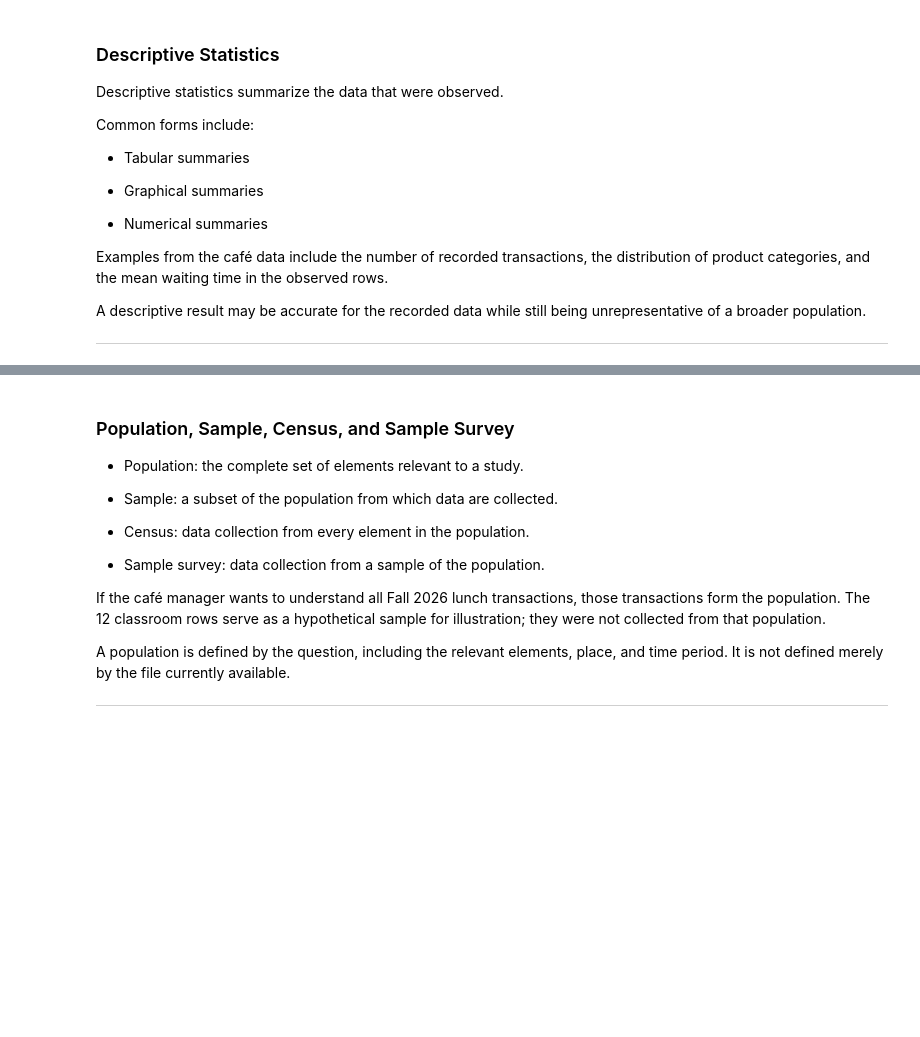
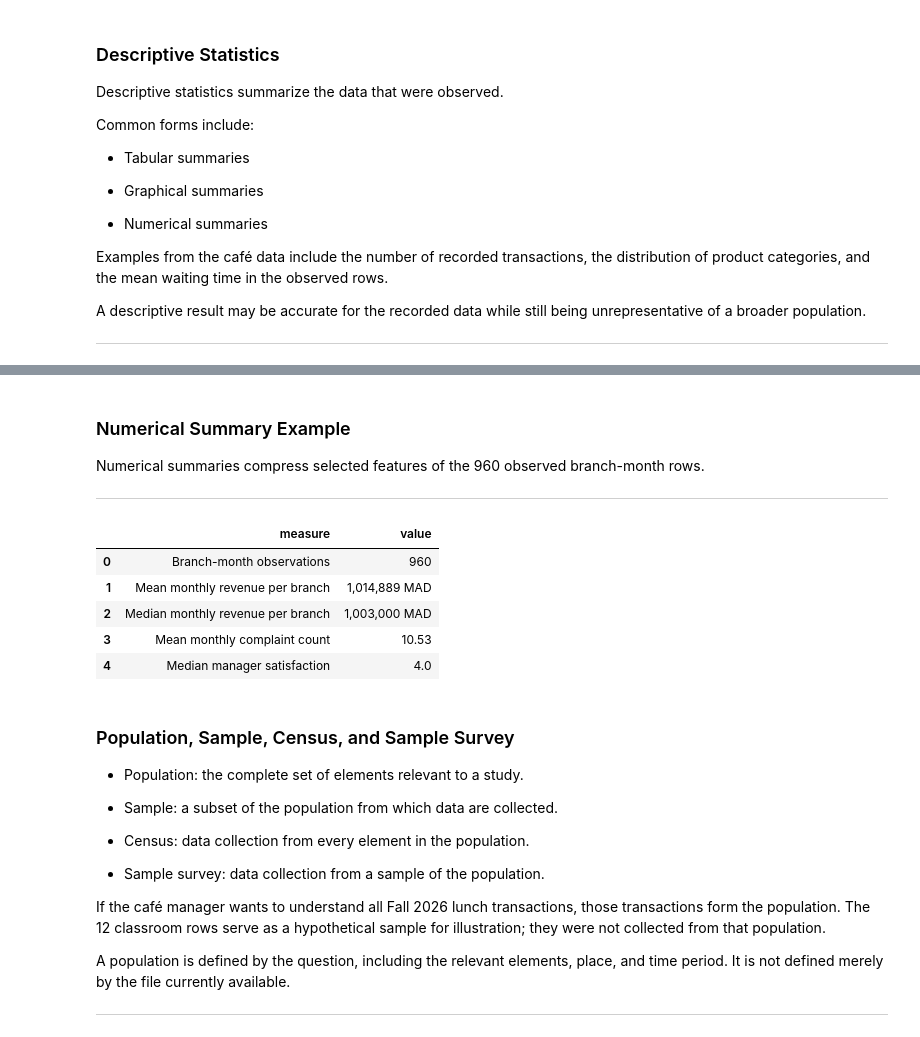
Before and after one commit to DROMCA/Business-Statistics, a Jupyter notebook: GBU 2301/lectures/week_01/w01_course_intro_and_data.ipynb, the cells around one changed output, grey strips where cells are left out. Saved outputs shown, nothing was run; the diff lists cells and outputs as text; code cells hidden in the pictures; blank space fills up the shorter version.

```diff
--- a/GBU 2301/lectures/week_01/w01_course_intro_and_data.ipynb
+++ b/GBU 2301/lectures/week_01/w01_course_intro_and_data.ipynb
@@ -497,3 +558,35 @@ A descriptive result may be accurate for the recorded data while still being unr
+# %% [markdown]
+### Numerical Summary Example
+
+Numerical summaries compress selected features of the 960 observed branch-month rows.
+
+---
+# %%
+numerical_summary = pd.DataFrame({
+    "measure": [
+        "Branch-month observations",
+        "Mean monthly revenue per branch",
+        "Median monthly revenue per branch",
+        "Mean monthly complaint count",
+        "Median manager satisfaction",
+    ],
+    "value": [
+        f"{len(bank):,}",
+        f"{bank['monthly_revenue_mad'].mean():,.0f} MAD",
+        f"{bank['monthly_revenue_mad'].median():,.0f} MAD",
+        f"{bank['complaint_count'].mean():.2f}",
+        f"{bank['manager_satisfaction'].median():.1f}",
+    ],
+})
+
+display(numerical_summary)
+# %% [output]
+|  | measure | value |
+| 0 | Branch-month observations | 960 |
+| 1 | Mean monthly revenue per branch | 1,014,889 MAD |
+| 2 | Median monthly revenue per branch | 1,003,000 MAD |
+| 3 | Mean monthly complaint count | 10.53 |
+| 4 | Median manager satisfaction | 4.0 |
 # %% [markdown]
 ### Population, Sample, Census, and Sample Survey
 
```
Also changed, not shown: parts of 4 cells of this notebook, 3 other files.
